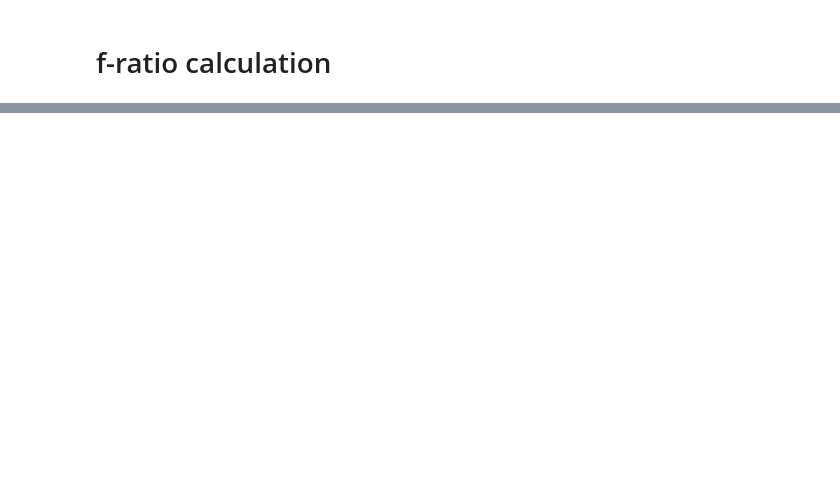
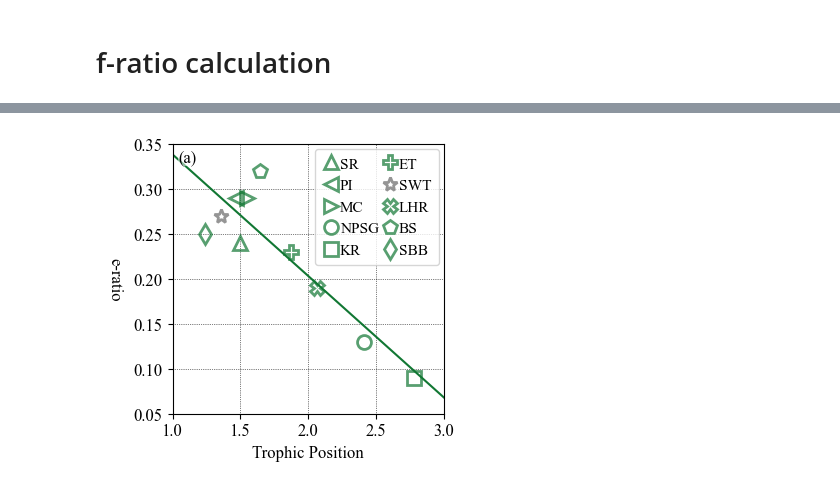
Before and after one commit to evepug/TP_baseline_coupling, a Jupyter notebook: TP_baseline_analysis_wdict.ipynb, the cells around one changed output, grey strips where cells are left out. Drawn from its saved outputs; the diff is of its cells as text; code cells hidden in the pictures; blank space fills up the shorter version.

```diff
--- a/TP_baseline_analysis_wdict.ipynb
+++ b/TP_baseline_analysis_wdict.ipynb
@@ -2935,0 +2918,5 @@ print(catalogue)
+# %%
+#load e ratio dataset into xarray
+# Open the NetCDF file
+dataset = xr.open_dataset("Datasets/Nowickietal2022_eratio.nc")
+eratio=dataset.tot_ex_ratio
@@ -2935,0 +3073,80 @@ print(catalogue)
+# %%
+#initialize plot
+fig,ax=plt.subplots(figsize=(half_width,half_width))
+
+# loop through the compiled paleo datasets
+# plotting TP vs e-ratio
+# at the corresponding study site
+k=0
+eratio_array=np.array([])
+TP_adj_array=np.array([])
+for i in obs_summary.index:
+    if obs_summary['Abbreviation'][i] == 'SWT':
+        color_sel='dimgrey'
+    else:
+        color_sel=phe_color
+    m_sel=marker_list[k]
+    k=k+1
+
+    # plot TP vs Phe points (Holocene only)
+    temp_df=obs_summary[obs_summary.index==i]
+    hol_subset=pd.DataFrame(data={'age':np.asarray(temp_df['age'].tolist()).ravel(),
+                                  'TP_adj':np.asarray(temp_df['TP_adj'].tolist()).ravel(),
+                                  'Phe_adj':np.asarray(temp_df['Phe_adj'].tolist()).ravel(),
+                                 })
+    hol_subset=hol_subset[hol_subset['age']<12000]
+
+    ax.plot(np.mean(hol_subset['TP_adj']),
+             temp_df['eratio'],
+             linestyle='None',color='None',
+             mec=color_sel,alpha=0.7,ms=10,
+             marker=m_sel,mew=2,
+             label=obs_summary['Abbreviation'][i])
+
+    if obs_summary['Abbreviation'][i] != 'SWT':
+        eratio_array=np.append(eratio_array,temp_df['eratio'][i])
+        TP_adj_array=np.append(TP_adj_array,np.mean(hol_subset['TP_adj']))
+
+
+# find relationships:
+rho_TPadj_eratio=rho_calc(TP_adj_array,eratio_array)
+slope_TPadj_eratio=slope_calc(TP_adj_array,eratio_array)
+intercept_TPadj_eratio=intercept_calc(TP_adj_array,eratio_array)
+
+#plot line
+xvals=np.arange(0,4,.1)
+plt.plot(xvals,xvals*slope_TPadj_eratio+intercept_TPadj_eratio, color=phe_color)
+
+# set axis labels
+ax.set_xlabel('Trophic Position')
+ax.set_ylabel('e-ratio',
+             rotation=270,labelpad=20)
+
+#set axis limits
+ax.set_xlim(1,3)
+ax.set_ylim(0.05,.35)
+
+# add gridlines
+ax.grid(linestyle=':',color='k',lw=.5)
+
+# add legend
+ax.legend(fontsize=11,labelspacing=.5,handlelength=1,
+          handletextpad=0.1,borderpad=0.5,
+          ncol=2,columnspacing=.2,
+          loc='upper right',bbox_to_anchor=(1.01,1.01))
+
+# add subplot label
+text=ax.text(0.02,0.98,'(a)',ha='left',va='top',transform=ax.transAxes,
+            bbox=dict(boxstyle='square,pad=0',alpha=.5, fc='w', ec='none'))
+
+#save figure, display and close
+plt.savefig('Figures/FigS4a.png',bbox_inches='tight', dpi=1000)
+plt.savefig('Figures/FigS4a.pdf',bbox_inches='tight', dpi=1000)
+plt.show()
+plt.close()
+
+print("Spearman's rho TP adjusted vs eratio:", rho_TPadj_eratio)
+print("Regression relationship TP adjusted vs eratio: m=", slope_TPadj_eratio, ", b=",intercept_TPadj_eratio)
+print("R^2 for fit of observations to regression line",r2_func(TP_adj_array,eratio_array, slope_TPadj_eratio, intercept_TPadj_eratio))
+# %% [output]
+[figure, added]
```
Also changed, not shown: parts of 17 cells of this notebook, 17 other files.
